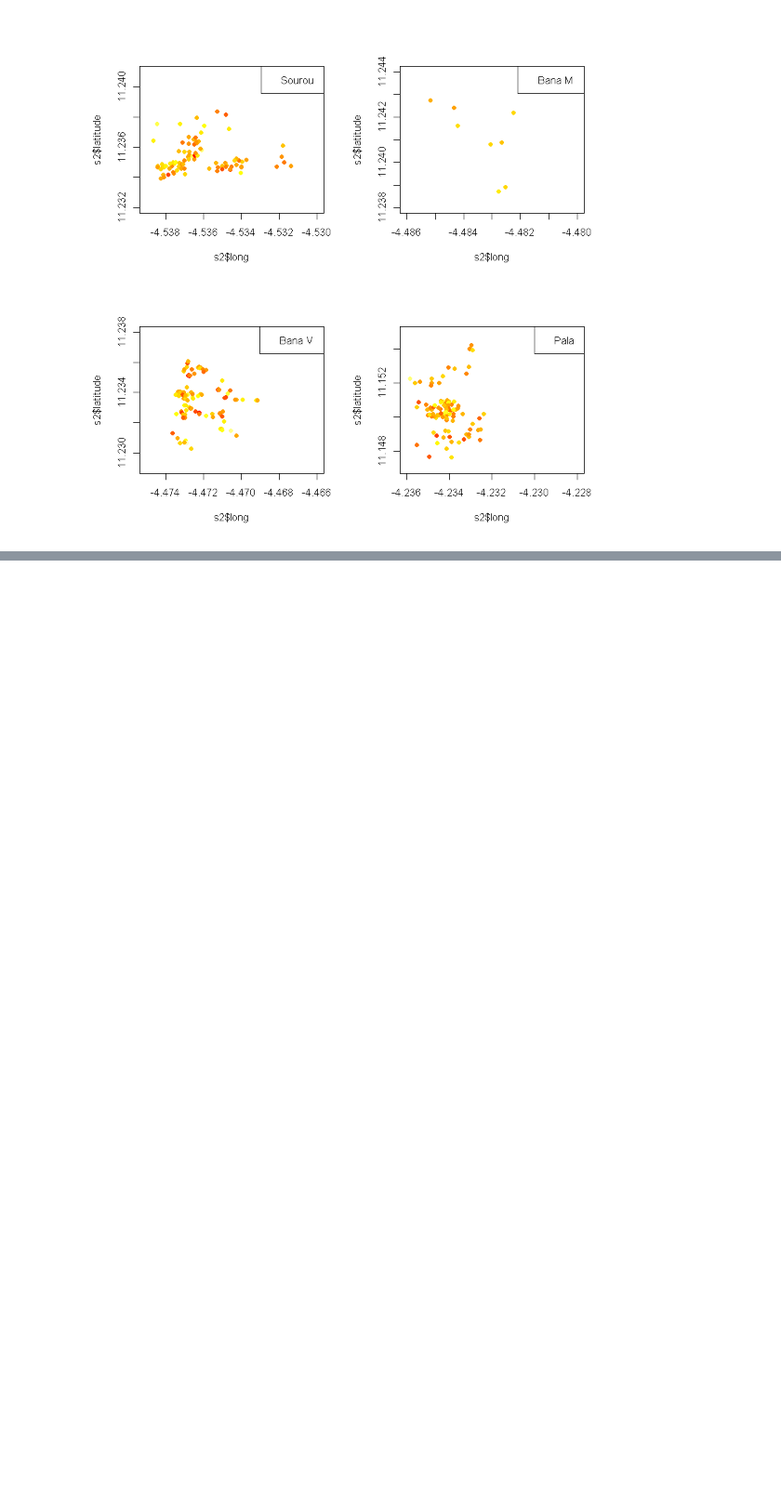
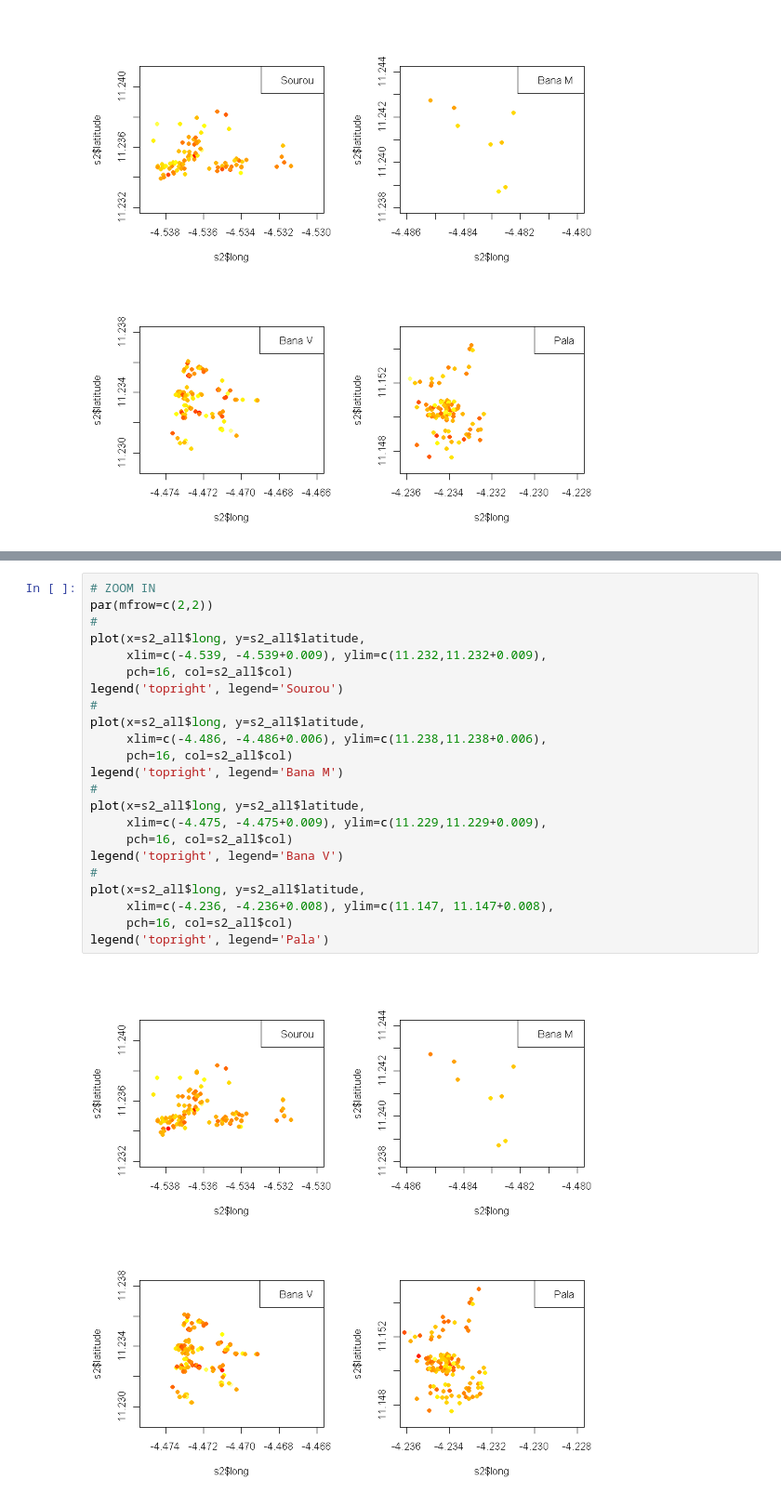
Before and after one commit to tinyuhui/PSC_modelling, a Jupyter notebook: Spatial.ipynb, the cells around one changed output, grey strips where cells are left out. Shown at 93% size. Saved outputs shown, nothing was run; the diff lists cells and outputs as text; blank space fills up the shorter version.

```diff
--- a/Spatial.ipynb
+++ b/Spatial.ipynb
@@ -224,0 +293,25 @@ legend('topright', legend='Pala')
+# %%
+# ZOOM IN
+par(mfrow=c(2,2))
+#
+plot(x=s2_all$long, y=s2_all$latitude,
+     xlim=c(-4.539, -4.539+0.009), ylim=c(11.232,11.232+0.009),
+     pch=16, col=s2_all$col)
+legend('topright', legend='Sourou')
+#
+plot(x=s2_all$long, y=s2_all$latitude,
+     xlim=c(-4.486, -4.486+0.006), ylim=c(11.238,11.238+0.006),
+     pch=16, col=s2_all$col)
+legend('topright', legend='Bana M')
+#
+plot(x=s2_all$long, y=s2_all$latitude,
+     xlim=c(-4.475, -4.475+0.009), ylim=c(11.229,11.229+0.009),
+     pch=16, col=s2_all$col)
+legend('topright', legend='Bana V')
+#
+plot(x=s2_all$long, y=s2_all$latitude,
+     xlim=c(-4.236, -4.236+0.008), ylim=c(11.147, 11.147+0.008),
+     pch=16, col=s2_all$col)
+legend('topright', legend='Pala')
+# %% [output]
+[figure, added]
```
Also changed, not shown: parts of 8 cells of this notebook.
